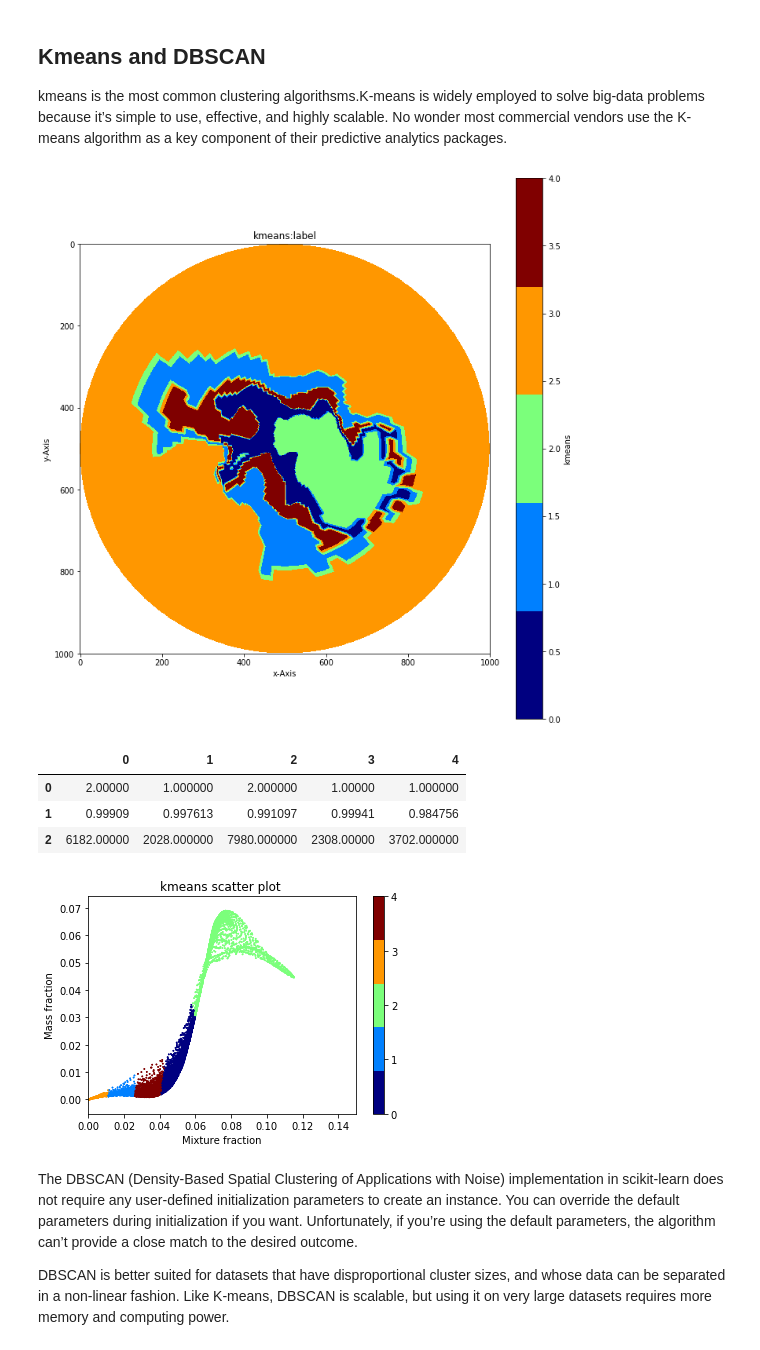
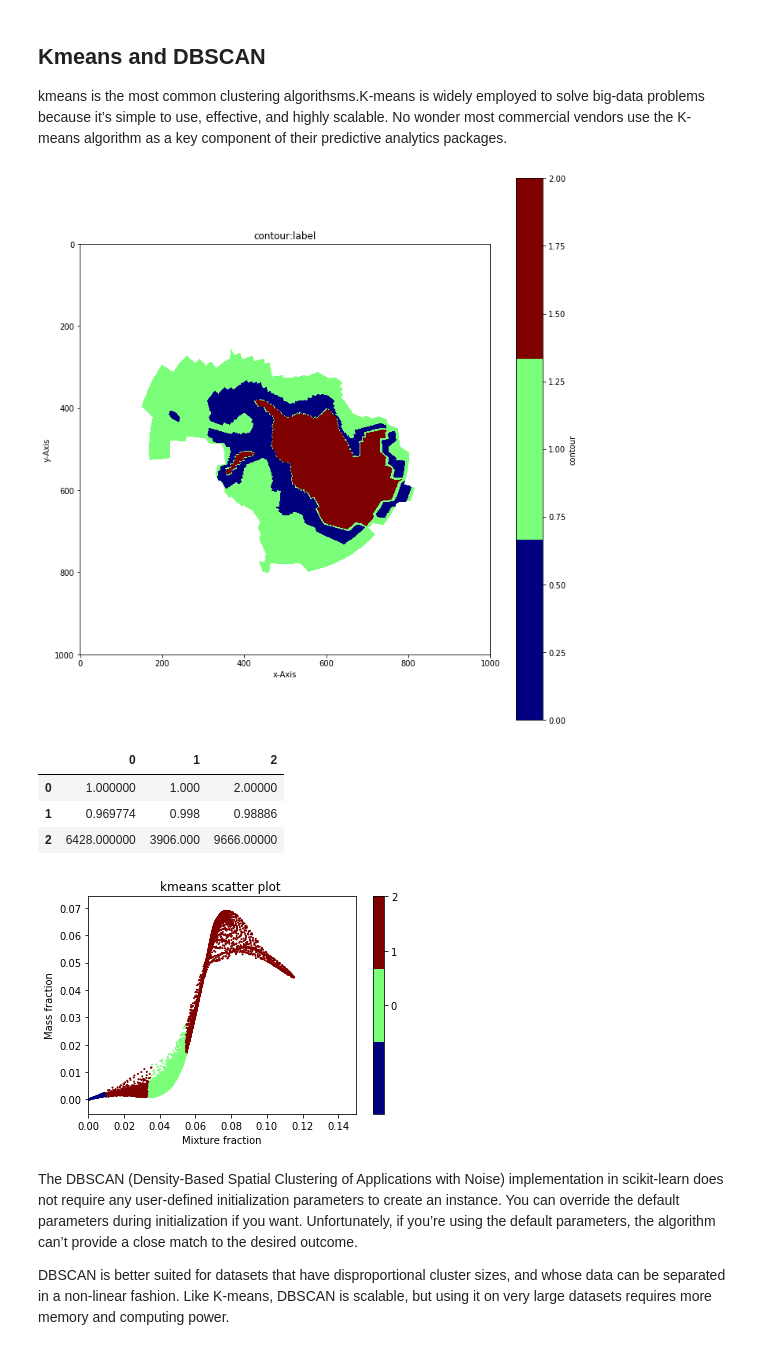
Before and after one commit to mhansinger/Clustering_combustion, a Jupyter notebook: combustionClustering.ipynb, the cells around one changed output. Saved outputs shown, nothing was run; the diff lists cells and outputs as text; code cells hidden in the pictures.

Commit message:
move clustering from plotting

```diff
--- a/combustionClustering.ipynb
+++ b/combustionClustering.ipynb
@@ -43,19 +42,22 @@ data_name = 'plane_yz_50.csv'
 df, mesh = read_data(data_name)
 # %%
 dsc=df.copy()
-kmeans = KMeans(n_clusters=5, random_state=42)
-plot_cluster(data_name, mesh, dsc, kmeans,method='kmeans')
+kmeans = KMeans(n_clusters=3, random_state=42)
+df,cmap,cluster = clustering(df,dsc,kmeans)
+plot_contour(data_name, mesh, df['label'], mask=df['f_Bilger'] < 0.01,cmap=cmap)
+# plot_scatter(df, 'T', method='kmeans')
+cluster.head()
+# plot_cluster(data_name, mesh, dsc, kmeans,method='kmeans')
 # %% [output]
-[figure, old version]
+[figure, new version]
-|  | 0 | 1 | 2 | 3 | 4 |
-| 0 | 2.00000 | 1.000000 | 2.000000 | 1.00000 | 1.000000 |
-| 1 | 0.99909 | 0.997613 | 0.991097 | 0.99941 | 0.984756 |
-| 2 | 6182.00000 | 2028.000000 | 7980.000000 | 2308.00000 | 3702.000000 |
+|  | 0 | 1 | 2 |
+| 0 | 1.000000 | 1.000 | 2.00000 |
+| 1 | 0.969774 | 0.998 | 0.98886 |
+| 2 | 6428.000000 | 3906.000 | 9666.00000 |
 # %%
-df['label']=dsc['label']
 plot_scatter(df, 'CO',method='kmeans')
 # %% [output]
-[figure, old version]
+[figure, new version]
 # %% [markdown]
 The DBSCAN (Density-Based Spatial Clustering of Applications with Noise) implementation in scikit-learn does not require any user-defined initialization parameters to create an instance. You can override the default parameters during initialization if you want. Unfortunately, if you’re using the default parameters, the algorithm can’t provide a close match to the desired outcome.
 
```
Also changed, not shown: parts of 23 cells of this notebook, 1 other file.
